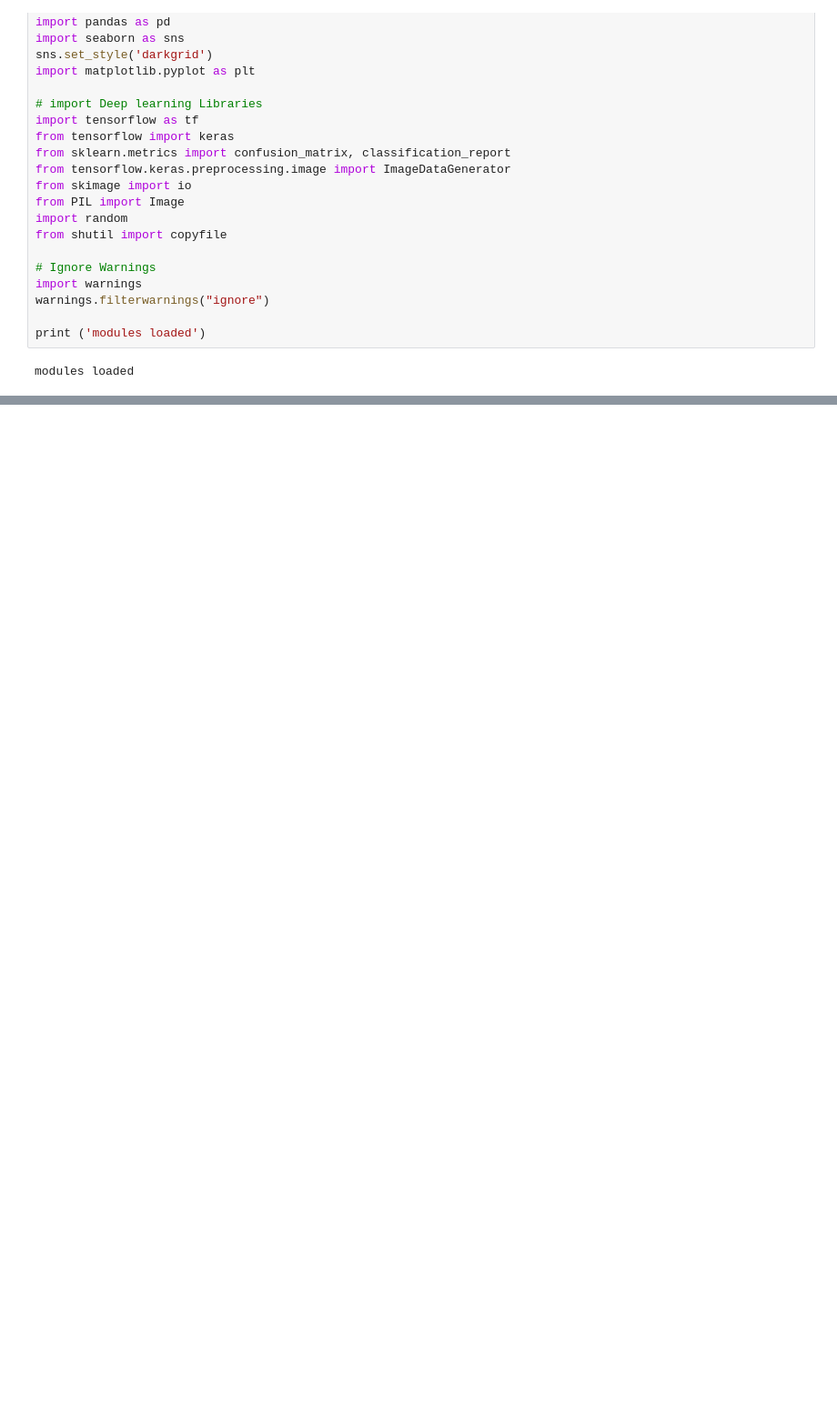
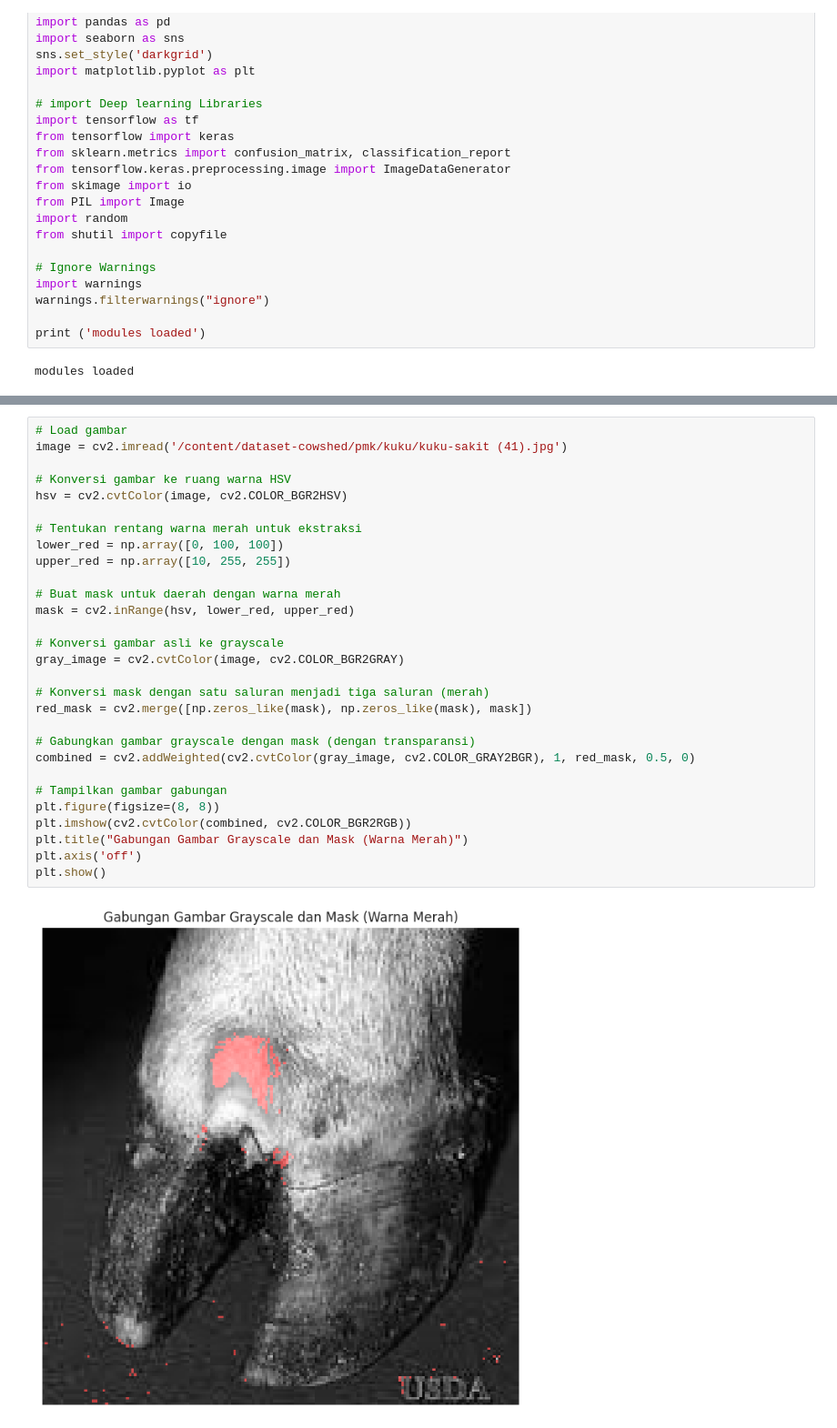
Before and after one commit to jfraska/smart-cowshed, a Jupyter notebook: smart_cowshed.ipynb, the cells around one changed output, grey strips where cells are left out. Shown at 91% size. Saved outputs shown, nothing was run; the diff lists cells and outputs as text; blank space fills up the shorter version.

```diff
--- a/smart_cowshed.ipynb
+++ b/smart_cowshed.ipynb
@@ -46,0 +50,31 @@ print('done')
+# %%
+# Load gambar
+image = cv2.imread('/content/dataset-cowshed/pmk/kuku/kuku-sakit (41).jpg')
+
+# Konversi gambar ke ruang warna HSV
+hsv = cv2.cvtColor(image, cv2.COLOR_BGR2HSV)
+
+# Tentukan rentang warna merah untuk ekstraksi
+lower_red = np.array([0, 100, 100])
+upper_red = np.array([10, 255, 255])
+
+# Buat mask untuk daerah dengan warna merah
+mask = cv2.inRange(hsv, lower_red, upper_red)
+
+# Konversi gambar asli ke grayscale
+gray_image = cv2.cvtColor(image, cv2.COLOR_BGR2GRAY)
+
+# Konversi mask dengan satu saluran menjadi tiga saluran (merah)
+red_mask = cv2.merge([np.zeros_like(mask), np.zeros_like(mask), mask])
+
+# Gabungkan gambar grayscale dengan mask (dengan transparansi)
+combined = cv2.addWeighted(cv2.cvtColor(gray_image, cv2.COLOR_GRAY2BGR), 1, red_mask, 0.5, 0)
+
+# Tampilkan gambar gabungan
+plt.figure(figsize=(8, 8))
+plt.imshow(cv2.cvtColor(combined, cv2.COLOR_BGR2RGB))
+plt.title("Gabungan Gambar Grayscale dan Mask (Warna Merah)")
+plt.axis('off')
+plt.show()
+# %% [output]
+[figure, added]
```
Also changed, not shown: parts of 1 cell of this notebook.
